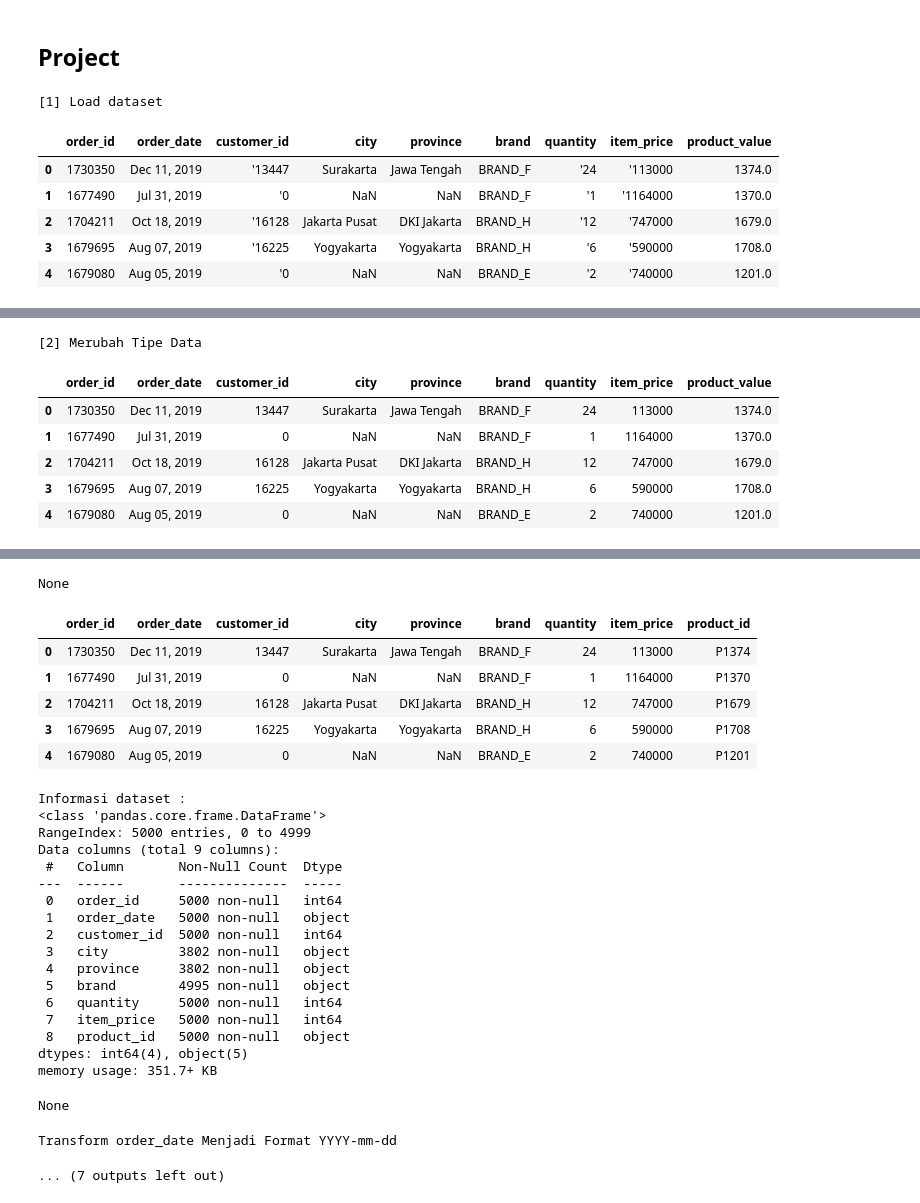
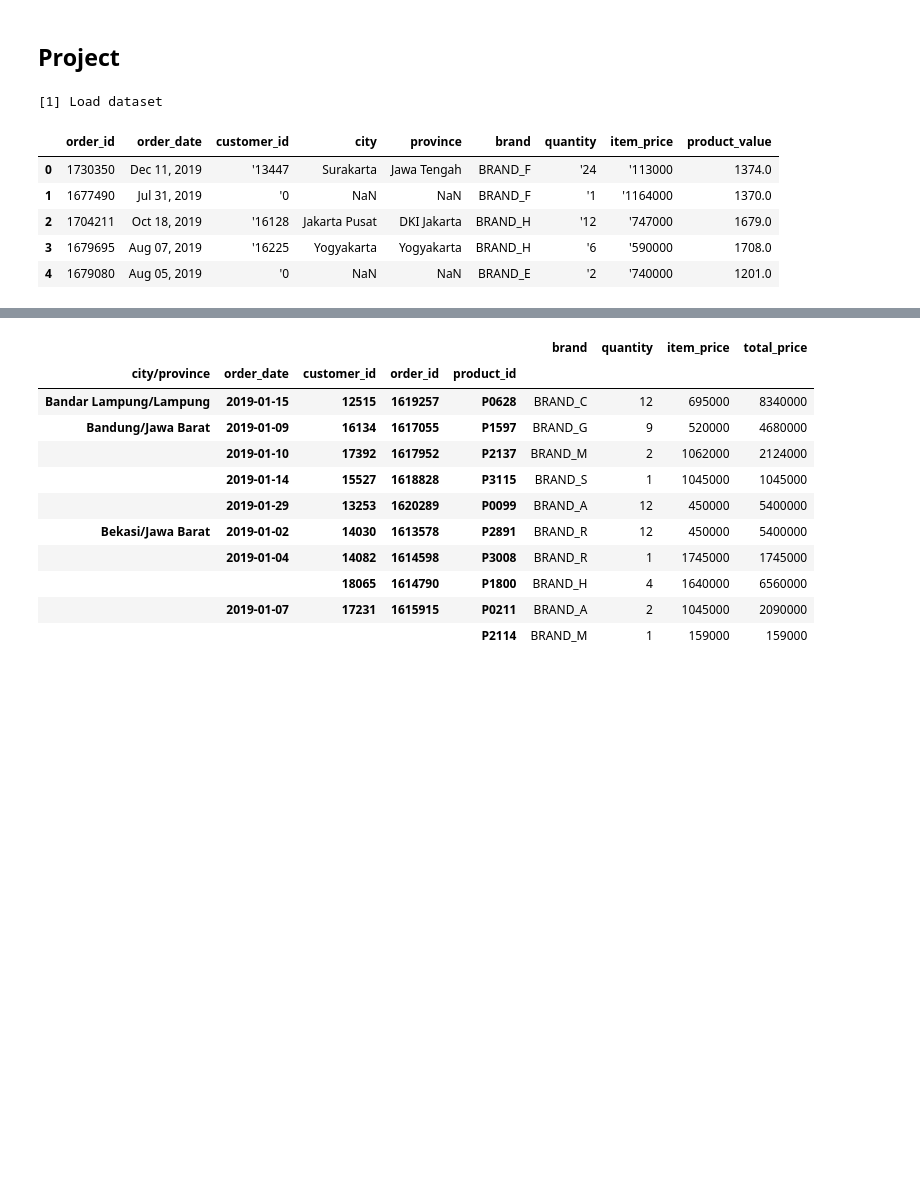
Before and after one commit to UsepSyaikalArifin/DQLab-Academy-Course-Online, a Jupyter notebook: Kelas Fundamental/Data Manipulation With Pandas - Part 1/Jupyter Notebook/main.ipynb, the cells around one changed output, grey strips where cells are left out. Drawn from its saved outputs; the diff is of its cells as text; code cells hidden in the pictures; blank space fills up the shorter version.

Commit message:
Data Manipulation with Pandas - Part 1

```diff
--- a/Kelas Fundamental/Data Manipulation With Pandas - Part 1/Jupyter Notebook/main.ipynb
+++ b/Kelas Fundamental/Data Manipulation With Pandas - Part 1/Jupyter Notebook/main.ipynb
@@ -1171,16 +1171,16 @@ display(df.head(5))
 
 print("Dimensi dataset adalah %d Baris & %d Kolom "%df.shape)
 print("Informasi dataset : ")
-display(df.info())
+# display(df.info())
 
 # 2. Merubah tipe data
 print("[2] Merubah Tipe Data")
 kolom_ubah_data = ["customer_id","quantity","item_price"]
 for kolom in kolom_ubah_data:
     df[kolom] = df[kolom].apply(lambda x: x.split("'")[1]).astype("int64")
-display(df.head(5))
+# display(df.head(5))
 print("Informasi dataset : ")
-display(df.info())
+# display(df.info())
 
 # 3. Merubah nama kolom product_value -> product_id dengan format PXXXX
 def impute_product_value(val):
@@ -1192,9 +1192,9 @@ def impute_product_value(val):
 df["product_id"] = df["product_value"].apply(lambda x : impute_product_value(x))
 # # 3.2 Mengapus kolom product_value
 df.drop("product_value", axis=1, inplace=True)
-display(df.head(5))
+# display(df.head(5))
 print("Informasi dataset : ")
-display(df.info())
+# display(df.info())
 
 # 4. Tranform order_date menjadi value dengan format "YYYY-mm-dd"
 print("Transform order_date Menjadi Format YYYY-mm-dd")
@@ -1213,22 +1213,39 @@ months_dict = {
     "Dec":"12"
 }
 df["order_date"] = pd.to_datetime(df["order_date"].apply(lambda x : str(x)[-4:] + "-" + months_dict[str(x)[:3]] + "-" + str(x)[4:7]))
-display(df.head(10))
+# display(df.head(10))
 
 # 5. Handling Missing Value
 print("[5] Handling missing value")
 df[["city","province"]] = df[["city","province"]].fillna("unknown")
 df["brand"] = df["brand"].fillna("no_brand")
 
-display(df.head(5))
+# display(df.head(5))
 print("Informasi dataset : ")
-display(df.info())
+# display(df.info())
 
 # 6. Membuat kolom baru "city/province" dengan menggabungkan kolom "city" dan kolom "province" dan delete kolom asalnya
 print("[6] Membuat kolom baru city/province")
 df["city/province"] = df["city"] + "/" + df["province"]
 df.drop(["city","province"], axis=1, inplace=True)
+# display(df.head())
+
+# 7. Membuat hierarchical index yang terdiri dari kolom "city/province", "order_date", "customer_id", "order_id", "product_id"
+print("[7] Membuat Hirarki Index")
+df = df.set_index(["city/province", "order_date", "customer_id", "order_id", "product_id"])
+df = df.sort_index()
+# display(df.head())
+
+# 8. Membuat kolom "total_price" yang formula nya perkalian antara kolom "quantity" dan kolom "item_price"
+print("[8] Membuat kolom total_price")
+df["total_price"] = df["quantity"] * df["item_price"]
 display(df.head())
+
+# 9. Slice dataset agar hanya terdapat data bulan Januari 2019
+print("[9] Slice dataset untuk bulan Januari 2019 Saja ")
+idx = pd.IndexSlice
+df_jan2019 = df.loc[idx[:,"2019-01-01":"2019-01-31",:]]
+display(df_jan2019.head(10))
 # %% [output]
 [1] Load dataset
 |  | order_id | order_date | customer_id | city | province | brand | quantity | item_price | product_value |
@@ -1259,7 +1275,0 @@ None
-[2] Merubah Tipe Data
-|  | order_id | order_date | customer_id | city | province | brand | quantity | item_price | product_value |
-| 0 | 1730350 | Dec 11, 2019 | 13447 | Surakarta | Jawa Tengah | BRAND_F | 24 | 113000 | 1374.0 |
-| 1 | 1677490 | Jul 31, 2019 | 0 | NaN | NaN | BRAND_F | 1 | 1164000 | 1370.0 |
-| 2 | 1704211 | Oct 18, 2019 | 16128 | Jakarta Pusat | DKI Jakarta | BRAND_H | 12 | 747000 | 1679.0 |
-| 3 | 1679695 | Aug 07, 2019 | 16225 | Yogyakarta | Yogyakarta | BRAND_H | 6 | 590000 | 1708.0 |
-| 4 | 1679080 | Aug 05, 2019 | 0 | NaN | NaN | BRAND_E | 2 | 740000 | 1201.0 |
@@ -1283,27 +1276,12 @@ memory usage: 351.7+ KB
-None
-|  | order_id | order_date | customer_id | city | province | brand | quantity | item_price | product_id |
-| 0 | 1730350 | Dec 11, 2019 | 13447 | Surakarta | Jawa Tengah | BRAND_F | 24 | 113000 | P1374 |
-| 1 | 1677490 | Jul 31, 2019 | 0 | NaN | NaN | BRAND_F | 1 | 1164000 | P1370 |
-| 2 | 1704211 | Oct 18, 2019 | 16128 | Jakarta Pusat | DKI Jakarta | BRAND_H | 12 | 747000 | P1679 |
-| 3 | 1679695 | Aug 07, 2019 | 16225 | Yogyakarta | Yogyakarta | BRAND_H | 6 | 590000 | P1708 |
-| 4 | 1679080 | Aug 05, 2019 | 0 | NaN | NaN | BRAND_E | 2 | 740000 | P1201 |
+|  |  |  |  |  | brand | quantity | item_price | total_price |
+| city/province | order_date | customer_id | order_id | product_id |  |  |  |  |
+| Bandar Lampung/Lampung | 2019-01-15 | 12515 | 1619257 | P0628 | BRAND_C | 12 | 695000 | 8340000 |
+| Bandung/Jawa Barat | 2019-01-09 | 16134 | 1617055 | P1597 | BRAND_G | 9 | 520000 | 4680000 |
+|  | 2019-01-10 | 17392 | 1617952 | P2137 | BRAND_M | 2 | 1062000 | 2124000 |
+|  | 2019-01-14 | 15527 | 1618828 | P3115 | BRAND_S | 1 | 1045000 | 1045000 |
+|  | 2019-01-29 | 13253 | 1620289 | P0099 | BRAND_A | 12 | 450000 | 5400000 |
+| Bekasi/Jawa Barat | 2019-01-02 | 14030 | 1613578 | P2891 | BRAND_R | 12 | 450000 | 5400000 |
+|  | 2019-01-04 | 14082 | 1614598 | P3008 | BRAND_R | 1 | 1745000 | 1745000 |
+|  |  | 18065 | 1614790 | P1800 | BRAND_H | 4 | 1640000 | 6560000 |
+|  | 2019-01-07 | 17231 | 1615915 | P0211 | BRAND_A | 2 | 1045000 | 2090000 |
+|  |  |  |  | P2114 | BRAND_M | 1 | 159000 | 159000 |
-Informasi dataset :
-<class 'pandas.core.frame.DataFrame'>
-RangeIndex: 5000 entries, 0 to 4999
-Data columns (total 9 columns):
- #   Column       Non-Null Count  Dtype
----  ------       --------------  -----
- 0   order_id     5000 non-null   int64
- 1   order_date   5000 non-null   object
- 2   customer_id  5000 non-null   int64
- 3   city         3802 non-null   object
- 4   province     3802 non-null   object
- 5   brand        4995 non-null   object
- 6   quantity     5000 non-null   int64
- 7   item_price   5000 non-null   int64
- 8   product_id   5000 non-null   object
-dtypes: int64(4), object(5)
-memory usage: 351.7+ KB
-None
-Transform order_date Menjadi Format YYYY-mm-dd
-... (7 outputs left out)
```
Also changed, not shown: parts of 2 cells of this notebook.
